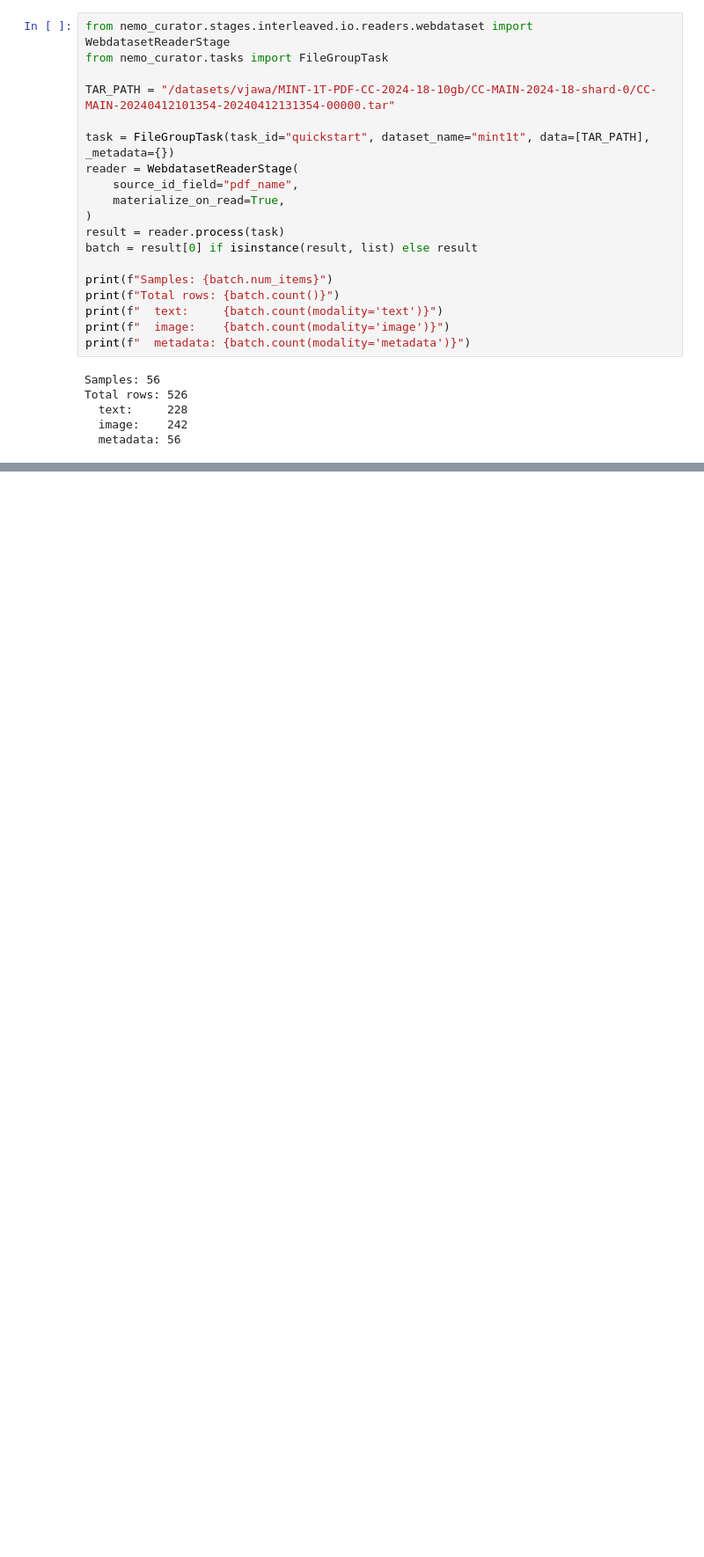
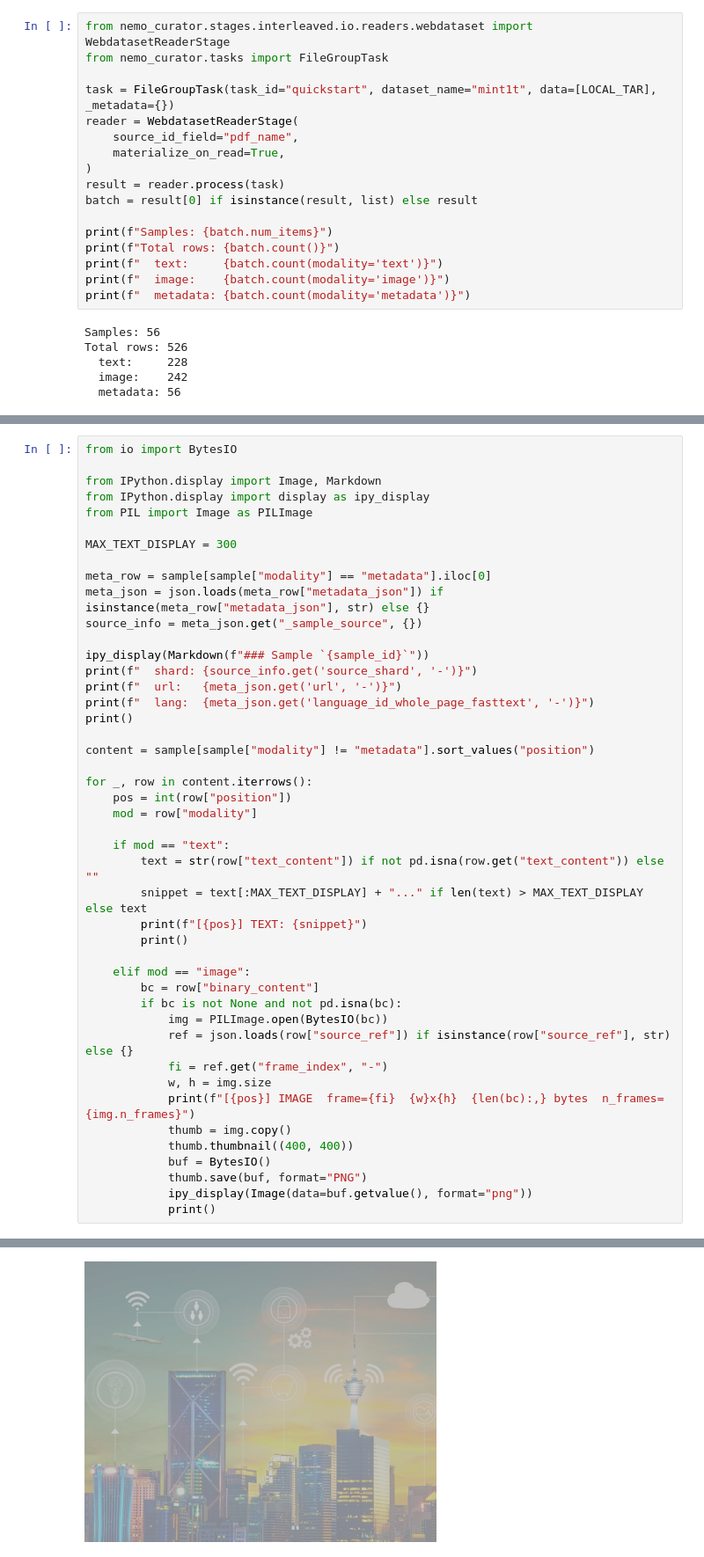
Before and after one commit to VibhuJawa/NeMo-Curator, a Jupyter notebook: tutorials/multimodal/interleaved_data_quickstart.ipynb, the cells around one changed output, grey strips where cells are left out. Shown at 88% size. Saved outputs shown, nothing was run; the diff lists cells and outputs as text; blank space fills up the shorter version.

```diff
--- a/tutorials/multimodal/interleaved_data_quickstart.ipynb
+++ b/tutorials/multimodal/interleaved_data_quickstart.ipynb
@@ -17,9 +42,7 @@ The reader extracts individual frames so each image row carries its own single-f
 from nemo_curator.stages.interleaved.io.readers.webdataset import WebdatasetReaderStage
 from nemo_curator.tasks import FileGroupTask
 
-TAR_PATH = "/datasets/vjawa/MINT-1T-PDF-CC-2024-18-10gb/CC-MAIN-2024-18-shard-0/CC-MAIN-20240412101354-20240412131354-00000.tar"
-
-task = FileGroupTask(task_id="quickstart", dataset_name="mint1t", data=[TAR_PATH], _metadata={})
+task = FileGroupTask(task_id="quickstart", dataset_name="mint1t", data=[LOCAL_TAR], _metadata={})
 reader = WebdatasetReaderStage(
     source_id_field="pdf_name",
     materialize_on_read=True,
@@ -242,0 +149,46 @@ ipy_display(HTML("".join(html_blocks)))
+# %%
+from io import BytesIO
+
+from IPython.display import Image, Markdown
+from IPython.display import display as ipy_display
+from PIL import Image as PILImage
+
+MAX_TEXT_DISPLAY = 300
+
+meta_row = sample[sample["modality"] == "metadata"].iloc[0]
+meta_json = json.loads(meta_row["metadata_json"]) if isinstance(meta_row["metadata_json"], str) else {}
+source_info = meta_json.get("_sample_source", {})
+
+ipy_display(Markdown(f"### Sample `{sample_id}`"))
+print(f"  shard: {source_info.get('source_shard', '-')}")
+print(f"  url:   {meta_json.get('url', '-')}")
+print(f"  lang:  {meta_json.get('language_id_whole_page_fasttext', '-')}")
+print()
+
+content = sample[sample["modality"] != "metadata"].sort_values("position")
+
+for _, row in content.iterrows():
+    pos = int(row["position"])
+    mod = row["modality"]
+
+    if mod == "text":
+        text = str(row["text_content"]) if not pd.isna(row.get("text_content")) else ""
+        snippet = text[:MAX_TEXT_DISPLAY] + "..." if len(text) > MAX_TEXT_DISPLAY else text
+        print(f"[{pos}] TEXT: {snippet}")
+        print()
+
+    elif mod == "image":
+        bc = row["binary_content"]
+        if bc is not None and not pd.isna(bc):
+            img = PILImage.open(BytesIO(bc))
+            ref = json.loads(row["source_ref"]) if isinstance(row["source_ref"], str) else {}
+            fi = ref.get("frame_index", "-")
+            w, h = img.size
+            print(f"[{pos}] IMAGE  frame={fi}  {w}x{h}  {len(bc):,} bytes  n_frames={img.n_frames}")
+            thumb = img.copy()
+            thumb.thumbnail((400, 400))
+            buf = BytesIO()
+            thumb.save(buf, format="PNG")
+            ipy_display(Image(data=buf.getvalue(), format="png"))
+            print()
+# %% [output]
@@ -242,0 +201 @@ ipy_display(HTML("".join(html_blocks)))
+[figure, added]
```
Also changed, not shown: parts of 16 cells of this notebook.
